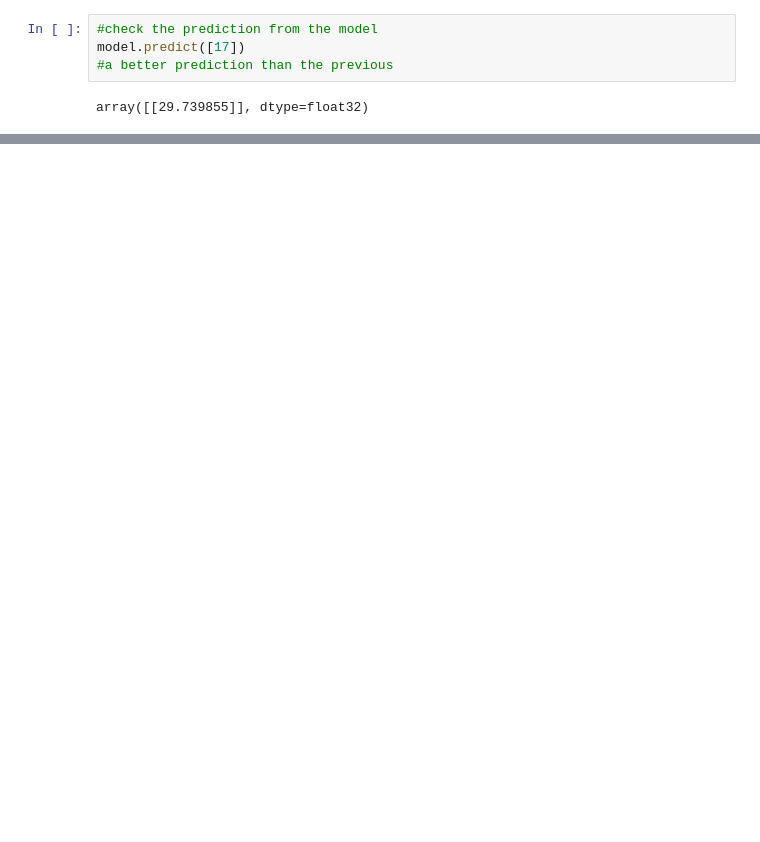
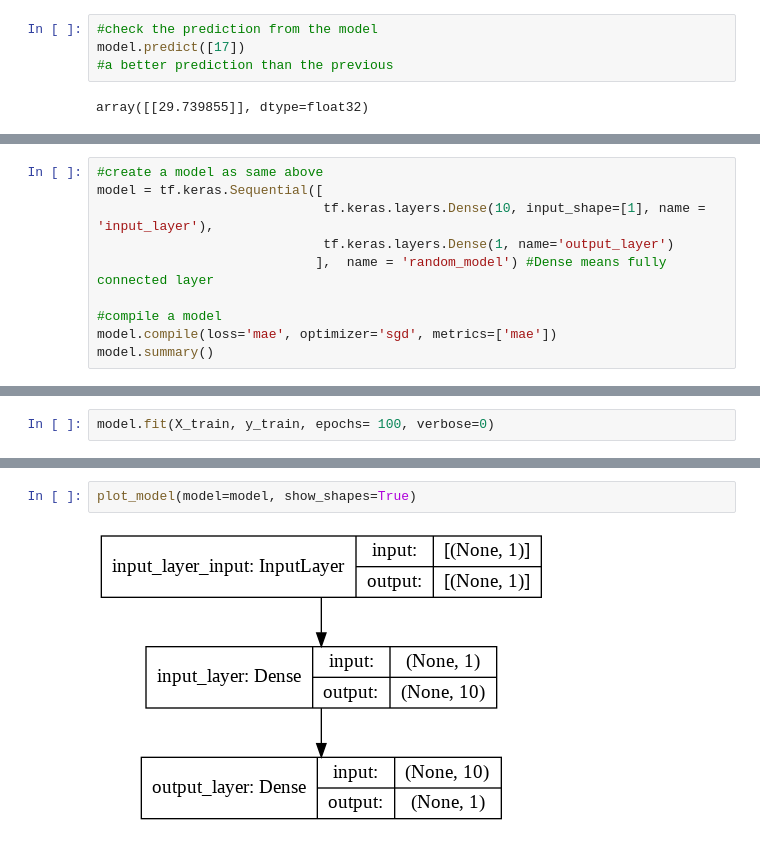
Before and after one commit to Falfat/Deep-Learning-with-Tensorflow, a Jupyter notebook: 01_Neural_Network_Regression_Tensorflow.ipynb, the cells around one changed output, grey strips where cells are left out. Drawn from its saved outputs; the diff is of its cells as text; blank space fills up the shorter version.

```diff
--- a/01_Neural_Network_Regression_Tensorflow.ipynb
+++ b/01_Neural_Network_Regression_Tensorflow.ipynb
@@ -226,0 +377,10 @@ array([[31.647211]], dtype=float32)
+# %%
+#create a model as same above
+model = tf.keras.Sequential([
+                             tf.keras.layers.Dense(10, input_shape=[1], name = 'input_layer'),
+                             tf.keras.layers.Dense(1, name='output_layer')
+                            ],  name = 'random_model') #Dense means fully connected layer
+
+#compile a model
+model.compile(loss='mae', optimizer='sgd', metrics=['mae'])
+model.summary()
@@ -226,0 +400,2 @@ array([[31.647211]], dtype=float32)
+# %%
+model.fit(X_train, y_train, epochs= 100, verbose=0)
@@ -226,0 +419,4 @@ array([[31.647211]], dtype=float32)
+# %%
+plot_model(model=model, show_shapes=True)
+# %% [output]
+[figure, added]
```
Also changed, not shown: parts of 43 cells of this notebook.
